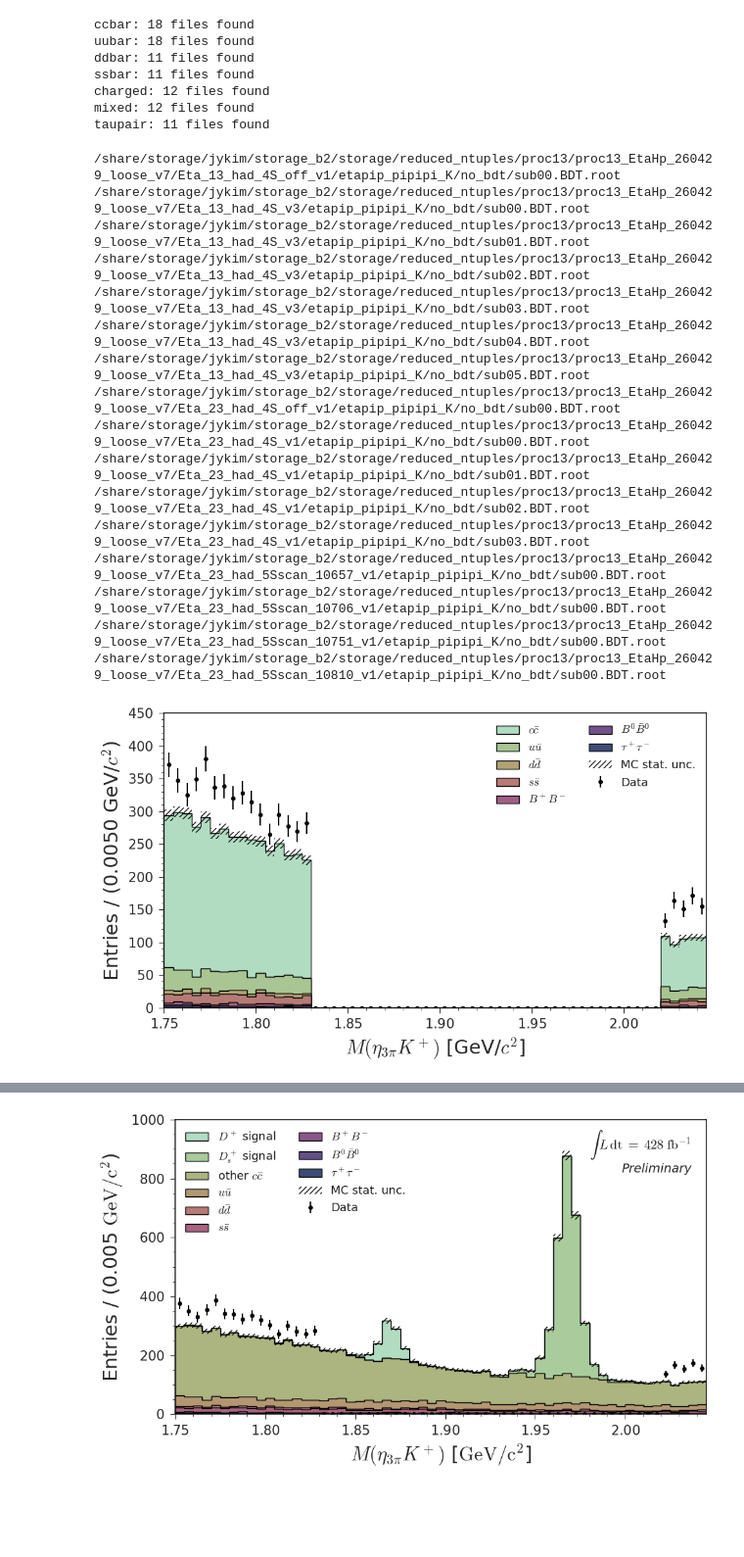
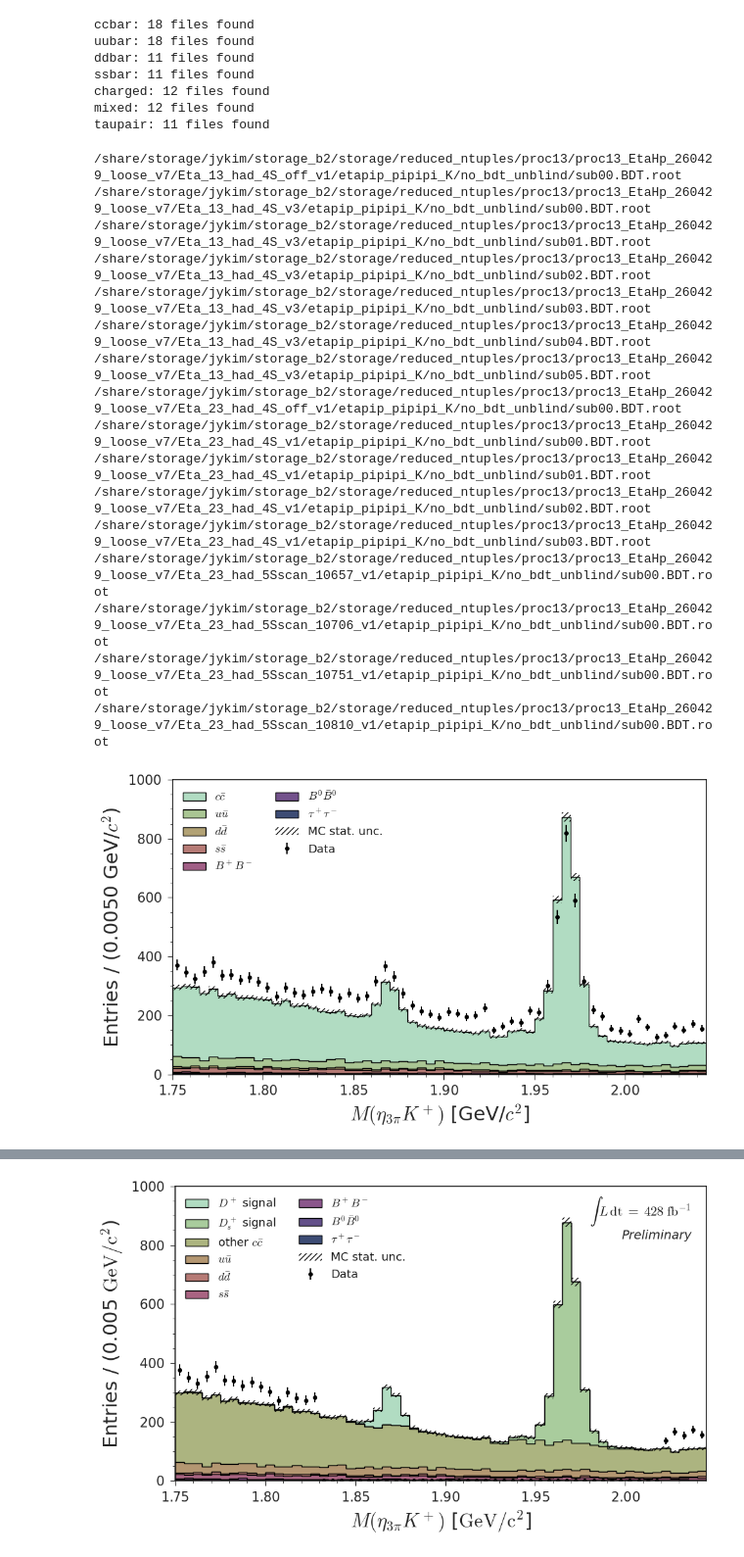
Before and after one commit to jykim-physics/DRAW_and_FITTING, a Jupyter notebook: main/Dpetapip/draw/after_BDT/proc13_etaKp_pipipi.ipynb, the cells around one changed output, grey strips where cells are left out. Shown at 98% size. Cells and saved outputs as stored; diff of their text form; code cells hidden in the pictures; blank space fills up the shorter version.

```diff
--- a/main/Dpetapip/draw/after_BDT/proc13_etaKp_pipipi.ipynb
+++ b/main/Dpetapip/draw/after_BDT/proc13_etaKp_pipipi.ipynb
@@ -60,7 +61,8 @@ def load_data_files(data_dir_list, tree, cut, variables):
     for d in data_dir_list:
         # print(os.path.join(d, f"{tree}","min_unc_search", f"{bdt_cut}", "*BDT.root"))
         # for file in glob.glob(os.path.join(d, f"{tree}","min_unc_search", f"{bdt_cut}", "*BDT.root")):
-        for file in glob.glob(os.path.join(d, f"{tree}","no_bdt", f"{bdt_cut}", "*BDT.root")):
+        # for file in glob.glob(os.path.join(d, f"{tree}","no_bdt", f"{bdt_cut}", "*BDT.root")):
+        for file in glob.glob(os.path.join(d, f"{tree}","no_bdt_unblind", f"{bdt_cut}", "*BDT.root")):
             print(file)
             try:
                 dfs.append(get_pd(file=file, tree=tree, base_filter=cut, variables=variables))
@@ -111,7 +113,9 @@ os.makedirs(plot_dir, exist_ok=True)
 
 # Settings
 tree = "etapip_pipipi_K"
-cut = "Dp_M>0 & rank_Dp_chiProb==1 & (Dp_M<1.83 | Dp_M>2.02) & BDT > 0.77"
+# cut = "Dp_M>0 & rank_Dp_chiProb==1 & (Dp_M<1.83 | Dp_M>2.02) & BDT > 0.77"
+cut = "Dp_M>0 & rank_Dp_chiProb==1  & BDT > 0.77"
+
 variables = ["Dp_M",  "rank_Dp_chiProb", "etapip_pipipi_K_Eta_M_bf", "etapip_pipipi_K_Eta_InvM_bf", "BDT", "etapip_pipipi_K_Pi0_M_bf", "etapip_pipipi_K_Pi0_InvM_bf"]
 
 # bdt_cut="0.77"
@@ -174,33 +178,33 @@ data_dirs = [
 ]
 data_df = load_data_files(data_dirs, tree, cut, variables)
 # %% [output]
-/share/storage/jykim/storage_b2/storage/reduced_ntuples/proc13/proc13_EtaHp_260429_loose_v7/Eta_13_had_4S_off_v1/etapip_pipipi_K/no_bdt/sub00.BDT.root
-/share/storage/jykim/storage_b2/storage/reduced_ntuples/proc13/proc13_EtaHp_260429_loose_v7/Eta_13_had_4S_v3/etapip_pipipi_K/no_bdt/sub00.BDT.root
-/share/storage/jykim/storage_b2/storage/reduced_ntuples/proc13/proc13_EtaHp_260429_loose_v7/Eta_13_had_4S_v3/etapip_pipipi_K/no_bdt/sub01.BDT.root
-/share/storage/jykim/storage_b2/storage/reduced_ntuples/proc13/proc13_EtaHp_260429_loose_v7/Eta_13_had_4S_v3/etapip_pipipi_K/no_bdt/sub02.BDT.root
-/share/storage/jykim/storage_b2/storage/reduced_ntuples/proc13/proc13_EtaHp_260429_loose_v7/Eta_13_had_4S_v3/etapip_pipipi_K/no_bdt/sub03.BDT.root
-/share/storage/jykim/storage_b2/storage/reduced_ntuples/proc13/proc13_EtaHp_260429_loose_v7/Eta_13_had_4S_v3/etapip_pipipi_K/no_bdt/sub04.BDT.root
-/share/storage/jykim/storage_b2/storage/reduced_ntuples/proc13/proc13_EtaHp_260429_loose_v7/Eta_13_had_4S_v3/etapip_pipipi_K/no_bdt/sub05.BDT.root
-/share/storage/jykim/storage_b2/storage/reduced_ntuples/proc13/proc13_EtaHp_260429_loose_v7/Eta_23_had_4S_off_v1/etapip_pipipi_K/no_bdt/sub00.BDT.root
-/share/storage/jykim/storage_b2/storage/reduced_ntuples/proc13/proc13_EtaHp_260429_loose_v7/Eta_23_had_4S_v1/etapip_pipipi_K/no_bdt/sub00.BDT.root
-/share/storage/jykim/storage_b2/storage/reduced_ntuples/proc13/proc13_EtaHp_260429_loose_v7/Eta_23_had_4S_v1/etapip_pipipi_K/no_bdt/sub01.BDT.root
-/share/storage/jykim/storage_b2/storage/reduced_ntuples/proc13/proc13_EtaHp_260429_loose_v7/Eta_23_had_4S_v1/etapip_pipipi_K/no_bdt/sub02.BDT.root
-/share/storage/jykim/storage_b2/storage/reduced_ntuples/proc13/proc13_EtaHp_260429_loose_v7/Eta_23_had_4S_v1/etapip_pipipi_K/no_bdt/sub03.BDT.root
-/share/storage/jykim/storage_b2/storage/reduced_ntuples/proc13/proc13_EtaHp_260429_loose_v7/Eta_23_had_5Sscan_10657_v1/etapip_pipipi_K/no_bdt/sub00.BDT.root
-/share/storage/jykim/storage_b2/storage/reduced_ntuples/proc13/proc13_EtaHp_260429_loose_v7/Eta_23_had_5Sscan_10706_v1/etapip_pipipi_K/no_bdt/sub00.BDT.root
-/share/storage/jykim/storage_b2/storage/reduced_ntuples/proc13/proc13_EtaHp_260429_loose_v7/Eta_23_had_5Sscan_10751_v1/etapip_pipipi_K/no_bdt/sub00.BDT.root
-/share/storage/jykim/storage_b2/storage/reduced_ntuples/proc13/proc13_EtaHp_260429_loose_v7/Eta_23_had_5Sscan_10810_v1/etapip_pipipi_K/no_bdt/sub00.BDT.root
+/share/storage/jykim/storage_b2/storage/reduced_ntuples/proc13/proc13_EtaHp_260429_loose_v7/Eta_13_had_4S_off_v1/etapip_pipipi_K/no_bdt_unblind/sub00.BDT.root
+/share/storage/jykim/storage_b2/storage/reduced_ntuples/proc13/proc13_EtaHp_260429_loose_v7/Eta_13_had_4S_v3/etapip_pipipi_K/no_bdt_unblind/sub00.BDT.root
+/share/storage/jykim/storage_b2/storage/reduced_ntuples/proc13/proc13_EtaHp_260429_loose_v7/Eta_13_had_4S_v3/etapip_pipipi_K/no_bdt_unblind/sub01.BDT.root
+/share/storage/jykim/storage_b2/storage/reduced_ntuples/proc13/proc13_EtaHp_260429_loose_v7/Eta_13_had_4S_v3/etapip_pipipi_K/no_bdt_unblind/sub02.BDT.root
+/share/storage/jykim/storage_b2/storage/reduced_ntuples/proc13/proc13_EtaHp_260429_loose_v7/Eta_13_had_4S_v3/etapip_pipipi_K/no_bdt_unblind/sub03.BDT.root
+/share/storage/jykim/storage_b2/storage/reduced_ntuples/proc13/proc13_EtaHp_260429_loose_v7/Eta_13_had_4S_v3/etapip_pipipi_K/no_bdt_unblind/sub04.BDT.root
+/share/storage/jykim/storage_b2/storage/reduced_ntuples/proc13/proc13_EtaHp_260429_loose_v7/Eta_13_had_4S_v3/etapip_pipipi_K/no_bdt_unblind/sub05.BDT.root
+/share/storage/jykim/storage_b2/storage/reduced_ntuples/proc13/proc13_EtaHp_260429_loose_v7/Eta_23_had_4S_off_v1/etapip_pipipi_K/no_bdt_unblind/sub00.BDT.root
+/share/storage/jykim/storage_b2/storage/reduced_ntuples/proc13/proc13_EtaHp_260429_loose_v7/Eta_23_had_4S_v1/etapip_pipipi_K/no_bdt_unblind/sub00.BDT.root
+/share/storage/jykim/storage_b2/storage/reduced_ntuples/proc13/proc13_EtaHp_260429_loose_v7/Eta_23_had_4S_v1/etapip_pipipi_K/no_bdt_unblind/sub01.BDT.root
+/share/storage/jykim/storage_b2/storage/reduced_ntuples/proc13/proc13_EtaHp_260429_loose_v7/Eta_23_had_4S_v1/etapip_pipipi_K/no_bdt_unblind/sub02.BDT.root
+/share/storage/jykim/storage_b2/storage/reduced_ntuples/proc13/proc13_EtaHp_260429_loose_v7/Eta_23_had_4S_v1/etapip_pipipi_K/no_bdt_unblind/sub03.BDT.root
+/share/storage/jykim/storage_b2/storage/reduced_ntuples/proc13/proc13_EtaHp_260429_loose_v7/Eta_23_had_5Sscan_10657_v1/etapip_pipipi_K/no_bdt_unblind/sub00.BDT.root
+/share/storage/jykim/storage_b2/storage/reduced_ntuples/proc13/proc13_EtaHp_260429_loose_v7/Eta_23_had_5Sscan_10706_v1/etapip_pipipi_K/no_bdt_unblind/sub00.BDT.root
+/share/storage/jykim/storage_b2/storage/reduced_ntuples/proc13/proc13_EtaHp_260429_loose_v7/Eta_23_had_5Sscan_10751_v1/etapip_pipipi_K/no_bdt_unblind/sub00.BDT.root
+/share/storage/jykim/storage_b2/storage/reduced_ntuples/proc13/proc13_EtaHp_260429_loose_v7/Eta_23_had_5Sscan_10810_v1/etapip_pipipi_K/no_bdt_unblind/sub00.BDT.root
 # %%
 var = "Dp_M"
 bins = (1.75,2.045)
 nbins = 59
 xlabel = r"$M(\eta_{3\pi}K^+)$ [GeV/$c^2$]"
-output = os.path.join(plot_dir, "MC15rd_etaKp_pipipi_stack_with_data_blinded_fitv12_yes_bdt.png")
+output = os.path.join(plot_dir, "MC15rd_etaKp_pipipi_stack_with_data_unblinded_fitv12_yes_bdt.png")
 
 # 플롯
 plot_stack_with_data(mc_data, tag_order, labels, data_df, var, bins, nbins, xlabel, output)
 # %% [output]
-[figure, old version]
+[figure, new version]
 # %%
 var = "etapip_pipipi_K_Eta_M_bf"
 bins = (0.535,0.570)
```
Also changed, not shown: parts of 5 cells of this notebook, 6 other files.
